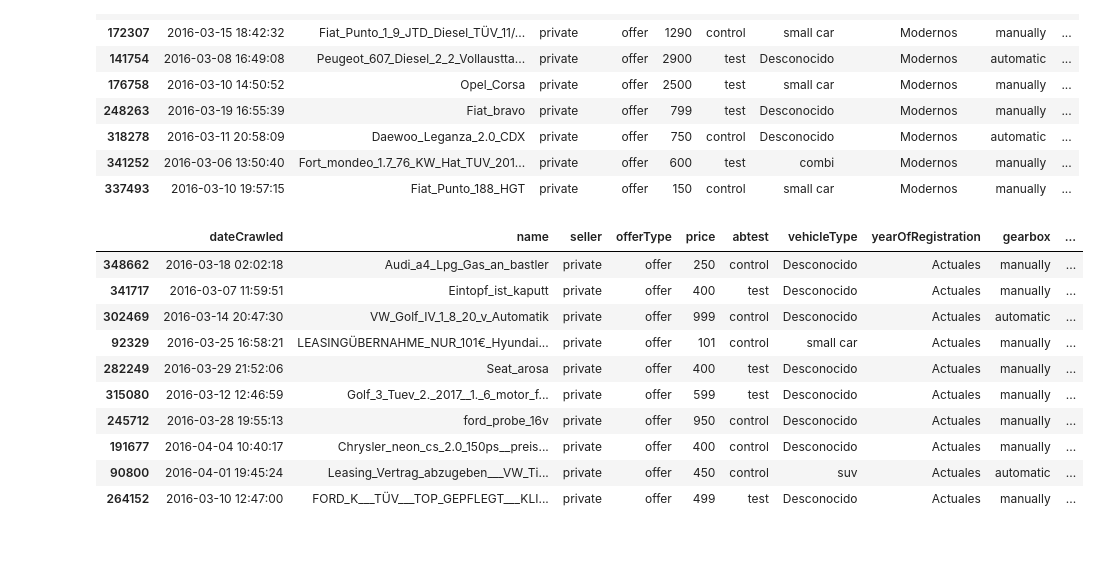
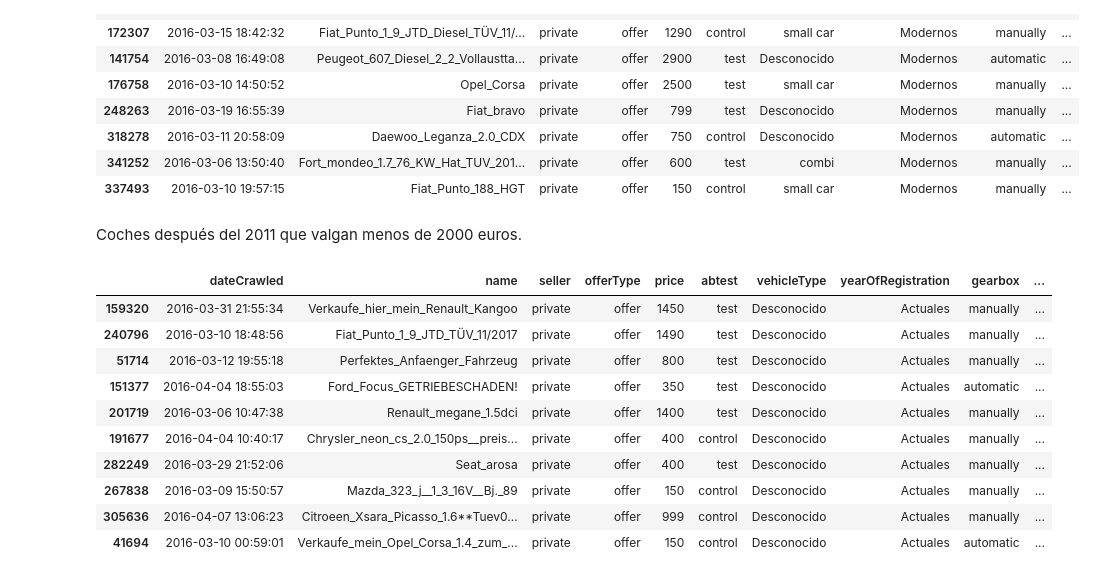
Before and after one commit to ngcarvajall/Lab_EDA_Gestion_Nulos, a Jupyter notebook: laboratorio-modulo7-leccion03-gestion-outiers.ipynb, the cells around one changed output. Cells and saved outputs as stored; diff of their text form; code cells hidden in the pictures; blank space fills up the shorter version.

```diff
--- a/laboratorio-modulo7-leccion03-gestion-outiers.ipynb
+++ b/laboratorio-modulo7-leccion03-gestion-outiers.ipynb
@@ -546,19 +598,21 @@ df_fragmento_60.sample(10)
 | 318278 | 2016-03-11 20:58:09 | Daewoo_Leganza_2.0_CDX | private | offer | 750 | control | Desconocido | Modernos | automatic | ... |
 | 341252 | 2016-03-06 13:50:40 | Fort_mondeo_1.7_76_KW_Hat_TUV_201... | private | offer | 600 | test | combi | Modernos | manually | ... |
 | 337493 | 2016-03-10 19:57:15 | Fiat_Punto_188_HGT | private | offer | 150 | control | small car | Modernos | manually | ... |
+# %% [markdown]
+Coches después del 2011 que valgan menos de 2000 euros.
 # %%
-df_evaluar = df_fragmento_60[(df_fragmento_60['yearOfRegistration'] == 'Actuales') & (df_fragmento_60['price'] < 2000)]
+df_barato_moderno = df_fragmento_60[(df_fragmento_60['yearOfRegistration'] == 'Actuales') & (df_fragmento_60['price'] < 2000)]
 # %%
-df_evaluar.sample(10)
+df_barato_moderno.sample(10)
 # %% [output]
 |  | dateCrawled | name | seller | offerType | price | abtest | vehicleType | yearOfRegistration | gearbox | ... |
-| 348662 | 2016-03-18 02:02:18 | Audi_a4_Lpg_Gas_an_bastler | private | offer | 250 | control | Desconocido | Actuales | manually | ... |
-| 341717 | 2016-03-07 11:59:51 | Eintopf_ist_kaputt | private | offer | 400 | test | Desconocido | Actuales | manually | ... |
-| 302469 | 2016-03-14 20:47:30 | VW_Golf_IV_1_8_20_v_Automatik | private | offer | 999 | control | Desconocido | Actuales | automatic | ... |
-| 92329 | 2016-03-25 16:58:21 | LEASINGÜBERNAHME_NUR_101€_Hyundai... | private | offer | 101 | control | small car | Actuales | manually | ... |
+| 159320 | 2016-03-31 21:55:34 | Verkaufe_hier_mein_Renault_Kangoo | private | offer | 1450 | test | Desconocido | Actuales | manually | ... |
+| 240796 | 2016-03-10 18:48:56 | Fiat_Punto_1_9_JTD_TÜV_11/2017 | private | offer | 1490 | test | Desconocido | Actuales | manually | ... |
+| 51714 | 2016-03-12 19:55:18 | Perfektes_Anfaenger_Fahrzeug | private | offer | 800 | test | Desconocido | Actuales | manually | ... |
+| 151377 | 2016-04-04 18:55:03 | Ford_Focus_GETRIEBESCHADEN! | private | offer | 350 | test | Desconocido | Actuales | automatic | ... |
+| 201719 | 2016-03-06 10:47:38 | Renault_megane_1.5dci | private | offer | 1400 | test | Desconocido | Actuales | manually | ... |
+| 191677 | 2016-04-04 10:40:17 | Chrysler_neon_cs_2.0_150ps__preis... | private | offer | 400 | control | Desconocido | Actuales | manually | ... |
 | 282249 | 2016-03-29 21:52:06 | Seat_arosa | private | offer | 400 | test | Desconocido | Actuales | manually | ... |
-| 315080 | 2016-03-12 12:46:59 | Golf_3_Tuev_2._2017__1._6_motor_f... | private | offer | 599 | test | Desconocido | Actuales | manually | ... |
-| 245712 | 2016-03-28 19:55:13 | ford_probe_16v | private | offer | 950 | control | Desconocido | Actuales | manually | ... |
-| 191677 | 2016-04-04 10:40:17 | Chrysler_neon_cs_2.0_150ps__preis... | private | offer | 400 | control | Desconocido | Actuales | manually | ... |
-| 90800 | 2016-04-01 19:45:24 | Leasing_Vertrag_abzugeben___VW_Ti... | private | offer | 450 | control | suv | Actuales | automatic | ... |
-| 264152 | 2016-03-10 12:47:00 | FORD_K___TÜV___TOP_GEPFLEGT___KLI... | private | offer | 499 | test | Desconocido | Actuales | manually | ... |
+| 267838 | 2016-03-09 15:50:57 | Mazda_323_j__1_3_16V__Bj._89 | private | offer | 150 | control | Desconocido | Actuales | manually | ... |
+| 305636 | 2016-04-07 13:06:23 | Citroeen_Xsara_Picasso_1.6**Tuev0... | private | offer | 999 | control | Desconocido | Actuales | manually | ... |
+| 41694 | 2016-03-10 00:59:01 | Verkaufe_mein_Opel_Corsa_1.4_zum_... | private | offer | 150 | control | Desconocido | Actuales | automatic | ... |
```
Also changed, not shown: parts of 20 cells of this notebook, 3 other files.
